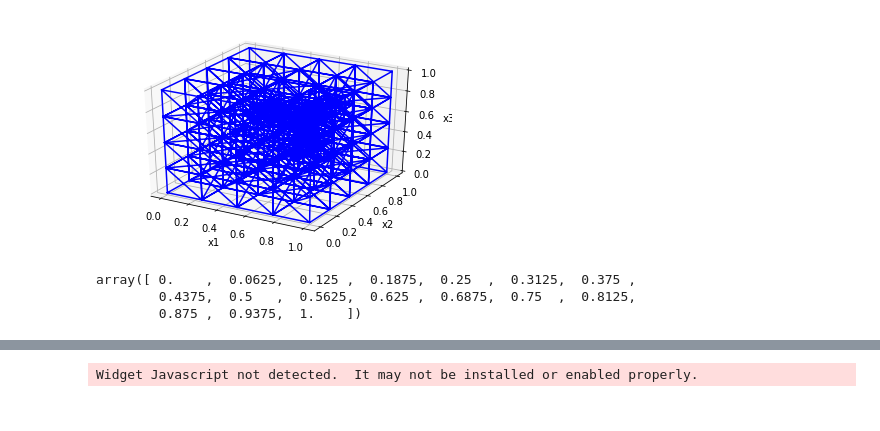
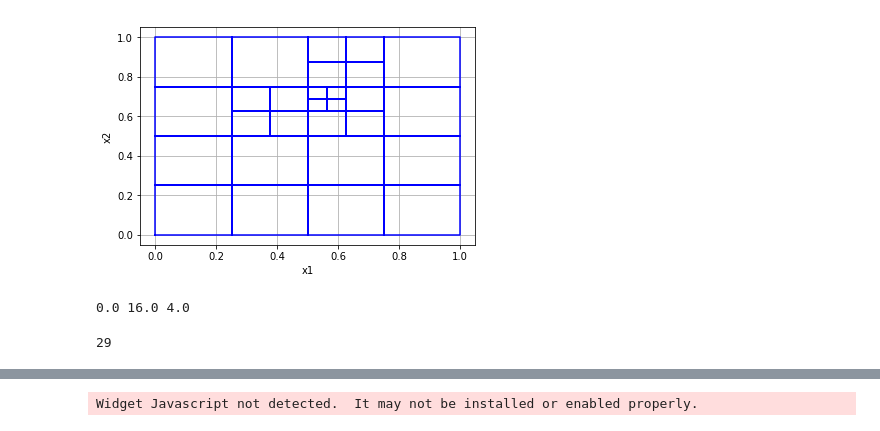
Before and after one commit to fourndo/ScriptsBank, a Jupyter notebook: SimPEG/OCtreeGrad_Operator_Test.ipynb, the cells around one changed output, grey strips where cells are left out. Saved outputs shown, nothing was run; the diff lists cells and outputs as text; code cells hidden in the pictures.

```diff
--- a/SimPEG/OCtreeGrad_Operator_Test.ipynb
+++ b/SimPEG/OCtreeGrad_Operator_Test.ipynb
@@ -15,36 +19,68 @@ import ipywidgets as widgets
 # %%
-mesh = Mesh.TreeMesh([16,16,16])
+mesh = Mesh.TreeMesh([16,16])
 mesh.refine(2)
 
 # def refine(cell):
 #     level=4
 #     xyz = cell.center + mesh.x0
 #     if np.all([xyz[0]>.6, xyz[0]<0.7,
 #                xyz[1]>.6, xyz[1]<0.7]):
 #         return level
 #     return 0
 
 def refine(cell):
     level =5
-    locs = np.r_[0.6,0.7,0.6]
+    locs = np.r_[0.6,0.7]
     bsw = cell.center - np.r_[cell.h]/2
 
     tne = cell.center + np.r_[cell.h]/2
 
 #                xyz = cell.center + mesh.x0
     if np.all([bsw < locs, tne > locs]):
         return level
     return 0
 
 mesh.refine(refine)
 mesh.refine(refine)
 mesh.plotGrid()
 plt.show()
 # %% [output]
-[figure, old version]
+[figure, new version]
-# %%
-mesh.vectorNx
-# %% [output]
-array([ 0.    ,  0.0625,  0.125 ,  0.1875,  0.25  ,  0.3125,  0.375 ,
-        0.4375,  0.5   ,  0.5625,  0.625 ,  0.6875,  0.75  ,  0.8125,
-        0.875 ,  0.9375,  1.    ])
+# %%
+Fx = lambda x: 2*np.pi*np.cos(2*np.pi*x)
+Fy = lambda y: 2*np.pi*np.cos(2*np.pi*y)
+Fz = lambda z: 2*np.pi*np.cos(2*np.pi*z)
+
+F = lambda xyz: np.sin(2*np.pi*xyz[:,0])+np.sin(2*np.pi*xyz[:,1])
+
+mesh.area
+# area = Utils.sdiag(1./(np.r_[mesh._areaFxFull, mesh._areaFyFull]))
+# vol = Utils.sdiag(1./mesh.vol**0.5)
+
+
+# Fc = cartF2(mesh, solFx, solFy)
+# F = mesh.M.projectFaceVector(Fc)
+dx = mesh._cellGradxStencil() * mesh.gridCC[:,0]
+dy = mesh._cellGradyStencil() * mesh.gridCC[:,1]
+
+dx[dx>0] = 1./dx[dx>0]
+dy[dy>0] = 1./dy[dy>0]
+print(dx.min(), dx.max(),np.median(dx))
+h = Utils.sdiag((np.r_[dx, dy]))
+
+gradV = h * mesh.cellGradStencil
+
+BC = Utils.mkvc(np.abs(gradV).sum(1) == 0)
+gradF = gradV*(F(mesh.gridCC))
+
+gradF_ana = np.r_[Fx(mesh._gridFx[:,0]), Fy(mesh._gridFy[:,1])]
+gradF_ana[BC] = 0
+err = np.linalg.norm((gradF-gradF_ana), np.inf)
+# %% [output]
+0.0 16.0 4.0
+# %%
+err
+mesh._gridFx.shape[0]
+mesh.nFx
+# %% [output]
+29
```
Also changed, not shown: parts of 3 cells of this notebook, 12 other files.
